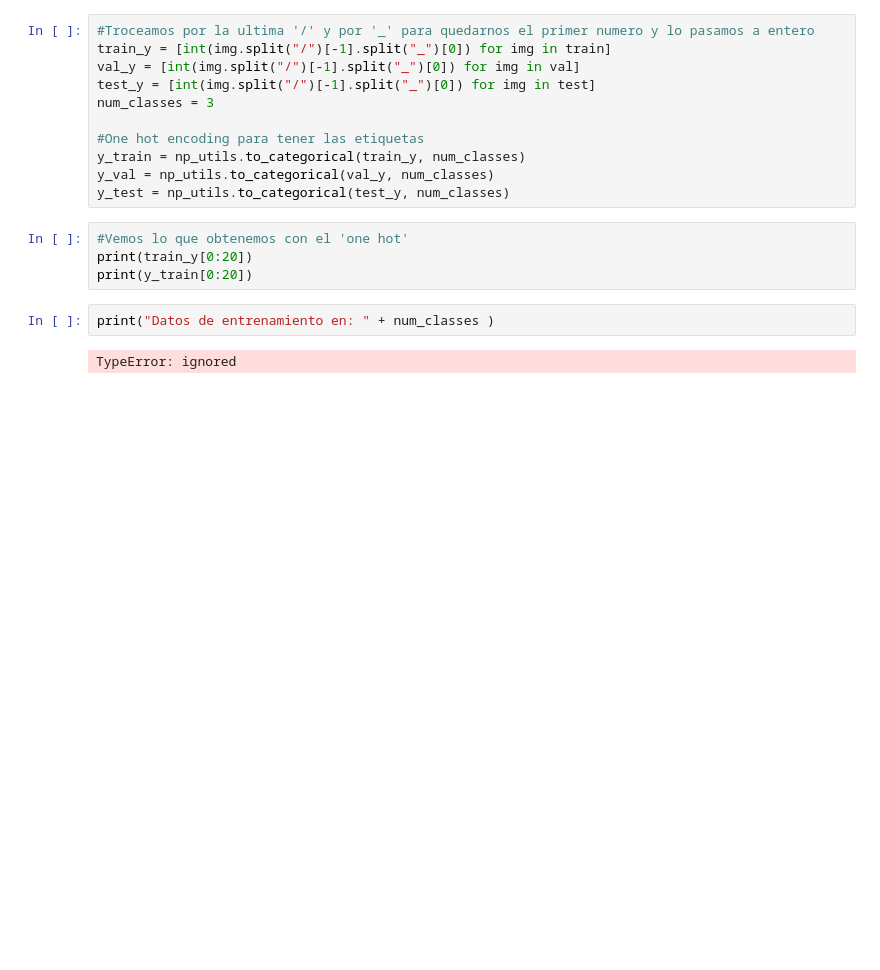
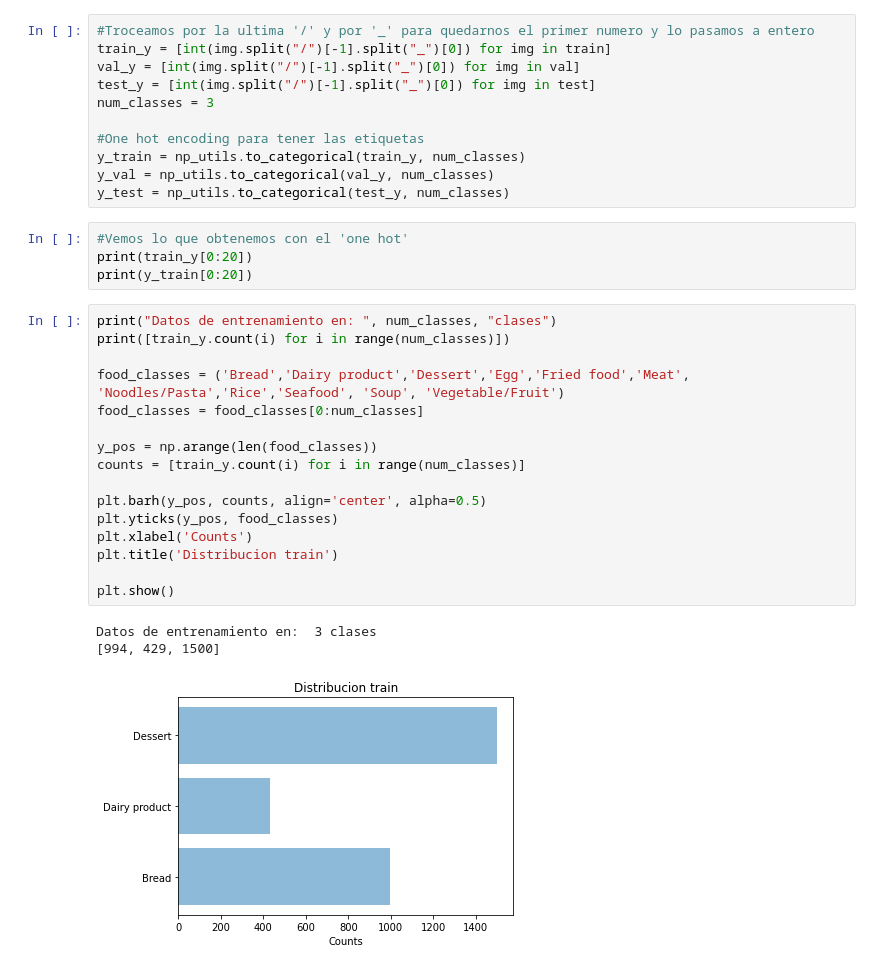
Before and after one commit to AlvaroUriel/idal_ia3, a Jupyter notebook: Trabajo_Uriel_Aprendizaje_produndo.ipynb, the cells around one changed output. Saved outputs shown, nothing was run; the diff lists cells and outputs as text; blank space fills up the shorter version.

```diff
--- a/Trabajo_Uriel_Aprendizaje_produndo.ipynb
+++ b/Trabajo_Uriel_Aprendizaje_produndo.ipynb
@@ -47,7 +50,23 @@ y_test = np_utils.to_categorical(test_y, num_classes)
 #Vemos lo que obtenemos con el 'one hot'
 print(train_y[0:20])
 print(y_train[0:20])
-# %%
-print("Datos de entrenamiento en: " + num_classes )
-# %% [output]
-TypeError: ignored
+# %%
+print("Datos de entrenamiento en: ", num_classes, "clases")
+print([train_y.count(i) for i in range(num_classes)])
+
+food_classes = ('Bread','Dairy product','Dessert','Egg','Fried food','Meat', 'Noodles/Pasta','Rice','Seafood', 'Soup', 'Vegetable/Fruit')
+food_classes = food_classes[0:num_classes]
+
+y_pos = np.arange(len(food_classes))
+counts = [train_y.count(i) for i in range(num_classes)]
+
+plt.barh(y_pos, counts, align='center', alpha=0.5)
+plt.yticks(y_pos, food_classes)
+plt.xlabel('Counts')
+plt.title('Distribucion train')
+
+plt.show()
+# %% [output]
+Datos de entrenamiento en:  3 clases
+[994, 429, 1500]
+[figure, added]
```
Also changed, not shown: parts of 5 cells of this notebook.
